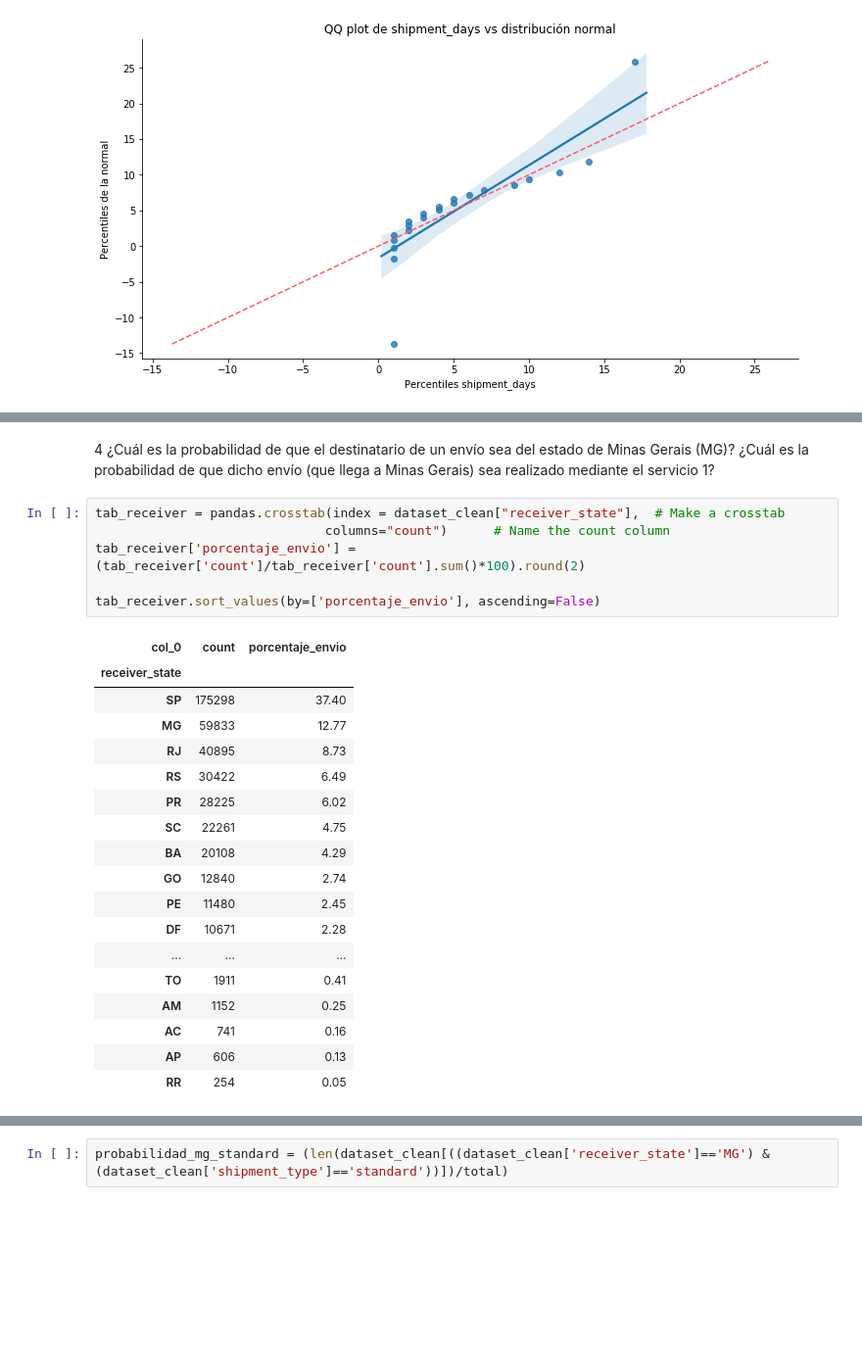
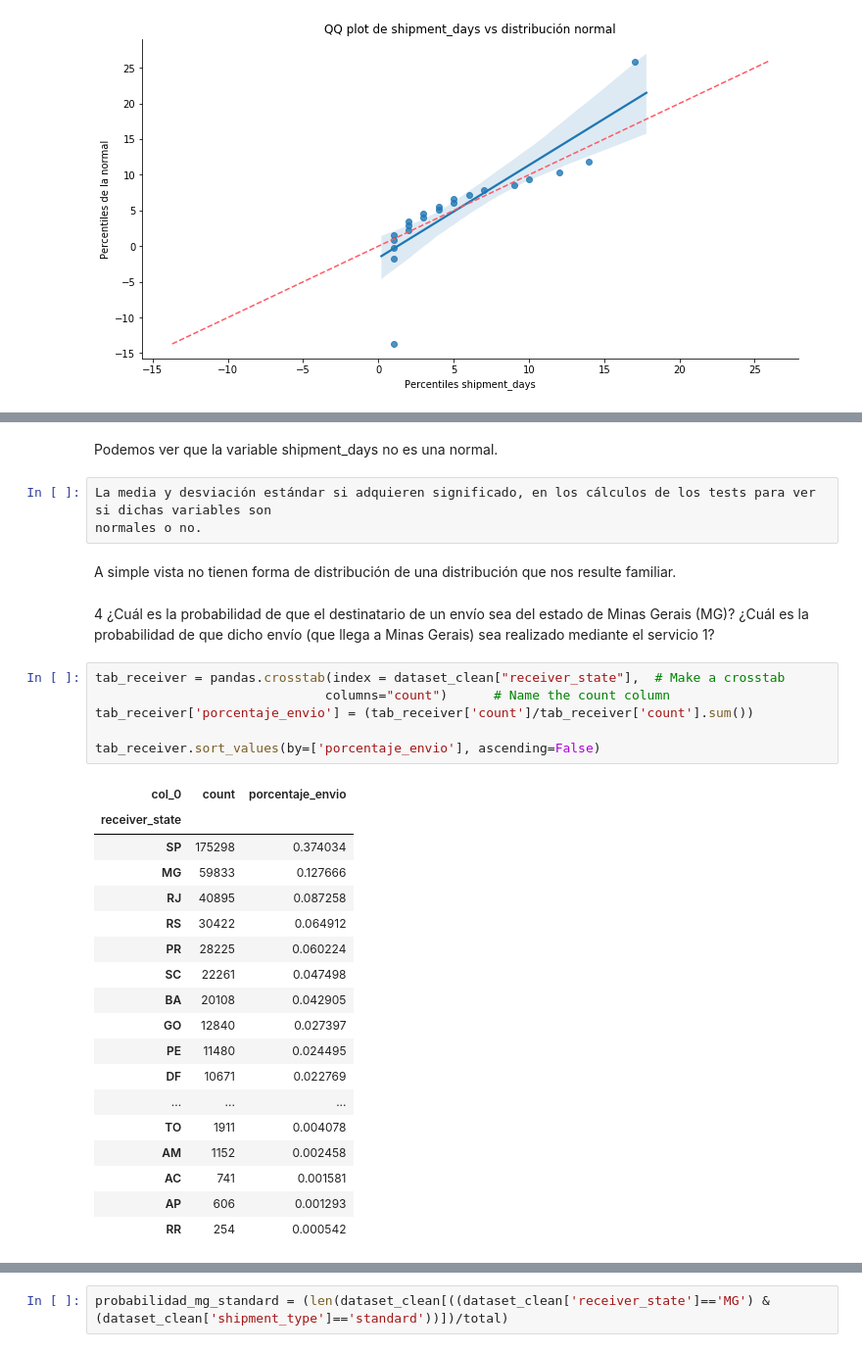
Before and after one commit to cnoeliachaves/diplodatos, a Jupyter notebook: 02_practico.ipynb, the cells around one changed output, grey strips where cells are left out. Shown at 98% size. Cells and saved outputs as stored; diff of their text form; blank space fills up the shorter version.

```diff
--- a/02_practico.ipynb
+++ b/02_practico.ipynb
@@ -341,30 +330,37 @@ Podemos observar que no es una distribución normal.
+# %% [markdown]
+Podemos ver que la variable shipment_days no es una normal.
+# %%
+La media y desviación estándar si adquieren significado, en los cálculos de los tests para ver si dichas variables son
+normales o no.
+# %% [markdown]
+A simple vista no tienen forma de distribución de una distribución que nos resulte familiar.
 # %% [markdown]
 4 ¿Cuál es la probabilidad de que el destinatario de un envío sea del estado de Minas Gerais (MG)? ¿Cuál es la probabilidad de que dicho envío (que llega a Minas Gerais) sea realizado mediante el servicio 1?
 # %%
 tab_receiver = pandas.crosstab(index = dataset_clean["receiver_state"],  # Make a crosstab
                               columns="count")      # Name the count column
-tab_receiver['porcentaje_envio'] = (tab_receiver['count']/tab_receiver['count'].sum()*100).round(2)
+tab_receiver['porcentaje_envio'] = (tab_receiver['count']/tab_receiver['count'].sum())
 
 tab_receiver.sort_values(by=['porcentaje_envio'], ascending=False)
 # %% [output]
 | col_0 | count | porcentaje_envio |
 | receiver_state |  |  |
-| SP | 175298 | 37.40 |
-| MG | 59833 | 12.77 |
-| RJ | 40895 | 8.73 |
-| RS | 30422 | 6.49 |
-| PR | 28225 | 6.02 |
-| SC | 22261 | 4.75 |
-| BA | 20108 | 4.29 |
-| GO | 12840 | 2.74 |
-| PE | 11480 | 2.45 |
-| DF | 10671 | 2.28 |
+| SP | 175298 | 0.374034 |
+| MG | 59833 | 0.127666 |
+| RJ | 40895 | 0.087258 |
+| RS | 30422 | 0.064912 |
+| PR | 28225 | 0.060224 |
+| SC | 22261 | 0.047498 |
+| BA | 20108 | 0.042905 |
+| GO | 12840 | 0.027397 |
+| PE | 11480 | 0.024495 |
+| DF | 10671 | 0.022769 |
 | ... | ... | ... |
-| TO | 1911 | 0.41 |
-| AM | 1152 | 0.25 |
-| AC | 741 | 0.16 |
-| AP | 606 | 0.13 |
-| RR | 254 | 0.05 |
+| TO | 1911 | 0.004078 |
+| AM | 1152 | 0.002458 |
+| AC | 741 | 0.001581 |
+| AP | 606 | 0.001293 |
+| RR | 254 | 0.000542 |
 # %%
 areas, counts = numpy.unique(dataset_clean.receiver_state.values.astype(str),
                              return_counts=True)
```
Also changed, not shown: parts of 47 cells of this notebook.
